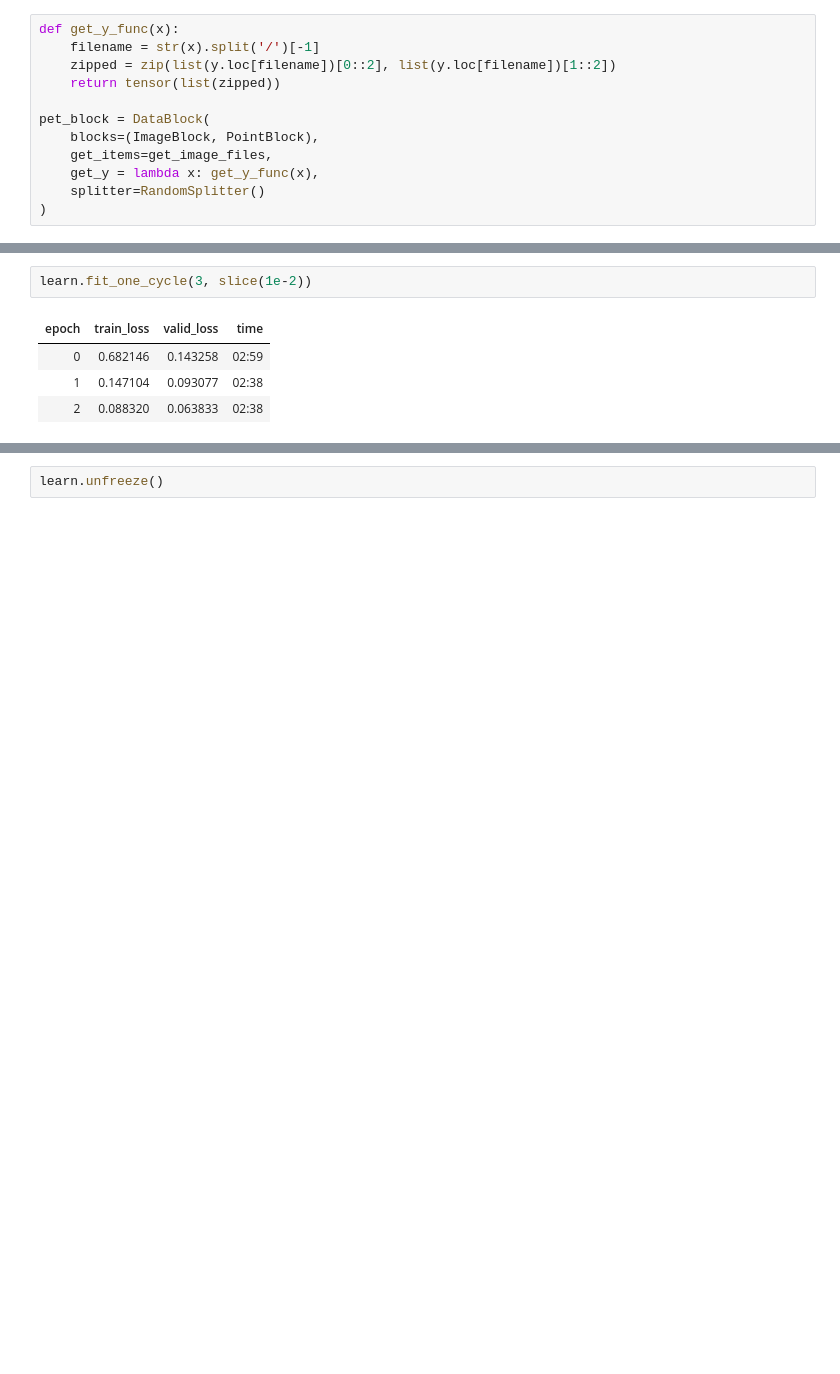
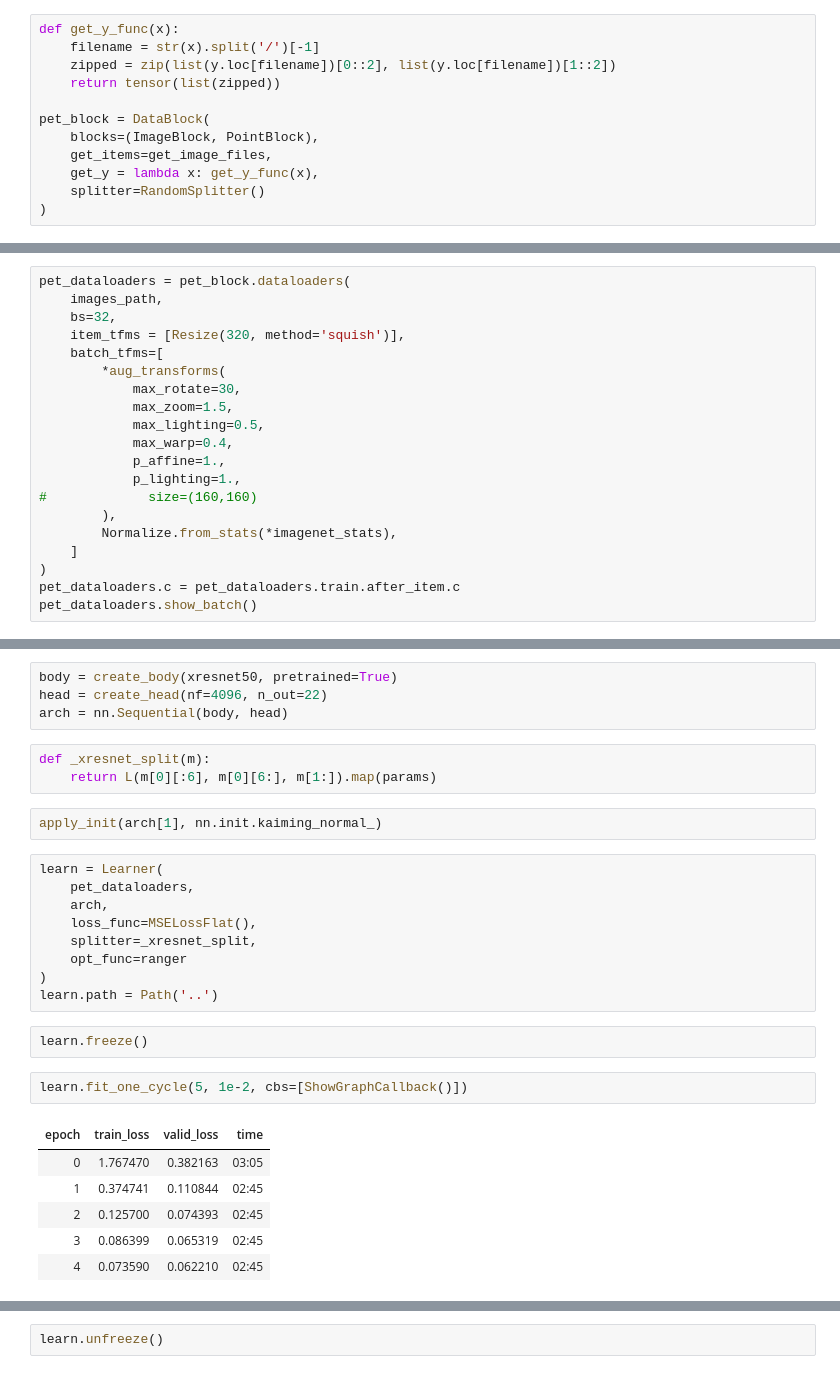
Before and after one commit to HenryDashwood/facial-features-detector, a Jupyter notebook: code/xresnet.ipynb, the cells around one changed output, grey strips where cells are left out. Drawn from its saved outputs; the diff is of its cells as text; blank space fills up the shorter version.

```diff
--- a/code/xresnet.ipynb
+++ b/code/xresnet.ipynb
@@ -57,0 +28,20 @@ Downloading: "https://s3.amazonaws.com/fast-ai-modelzoo/xrn50_940.pth" to /home/
+# %%
+pet_dataloaders = pet_block.dataloaders(
+    images_path,
+    bs=32,
+    item_tfms = [Resize(320, method='squish')],
+    batch_tfms=[
+        *aug_transforms(
+            max_rotate=30,
+            max_zoom=1.5,
+            max_lighting=0.5,
+            max_warp=0.4,
+            p_affine=1.,
+            p_lighting=1.,
+#             size=(160,160)
+        ),
+        Normalize.from_stats(*imagenet_stats),
+    ]
+)
+pet_dataloaders.c = pet_dataloaders.train.after_item.c
+pet_dataloaders.show_batch()
@@ -58,7 +50,29 @@ Downloading: "https://s3.amazonaws.com/fast-ai-modelzoo/xrn50_940.pth" to /home/
+# %%
+body = create_body(xresnet50, pretrained=True)
+head = create_head(nf=4096, n_out=22)
+arch = nn.Sequential(body, head)
+# %%
+def _xresnet_split(m):
+    return L(m[0][:6], m[0][6:], m[1:]).map(params)
+# %%
+apply_init(arch[1], nn.init.kaiming_normal_)
+# %%
+learn = Learner(
+    pet_dataloaders,
+    arch,
+    loss_func=MSELossFlat(),
+    splitter=_xresnet_split,
+    opt_func=ranger
+)
+learn.path = Path('..')
+# %%
+learn.freeze()
 # %%
-learn.fit_one_cycle(3, slice(1e-2))
+learn.fit_one_cycle(5, 1e-2, cbs=[ShowGraphCallback()])
 # %% [output]
 | epoch | train_loss | valid_loss | time |
-| 0 | 0.682146 | 0.143258 | 02:59 |
-| 1 | 0.147104 | 0.093077 | 02:38 |
-| 2 | 0.088320 | 0.063833 | 02:38 |
+| 0 | 1.767470 | 0.382163 | 03:05 |
+| 1 | 0.374741 | 0.110844 | 02:45 |
+| 2 | 0.125700 | 0.074393 | 02:45 |
+| 3 | 0.086399 | 0.065319 | 02:45 |
+| 4 | 0.073590 | 0.062210 | 02:45 |
```
Also changed, not shown: parts of 11 cells of this notebook.
